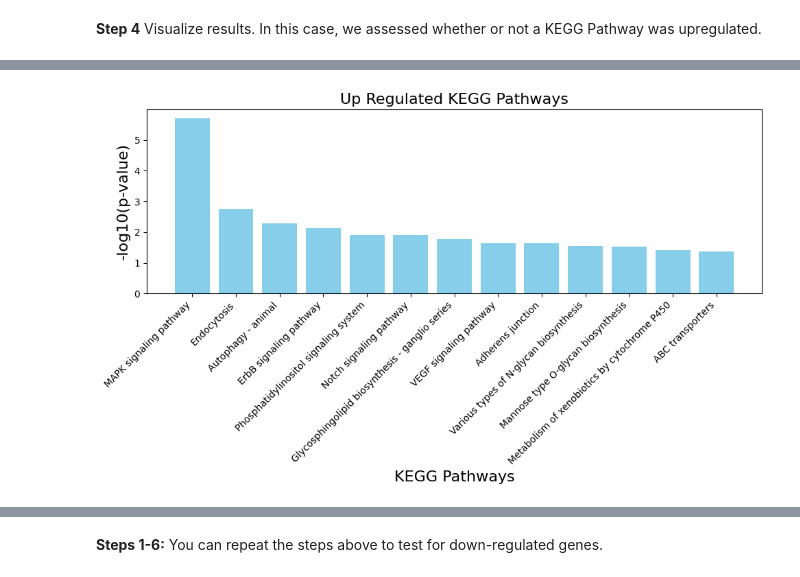
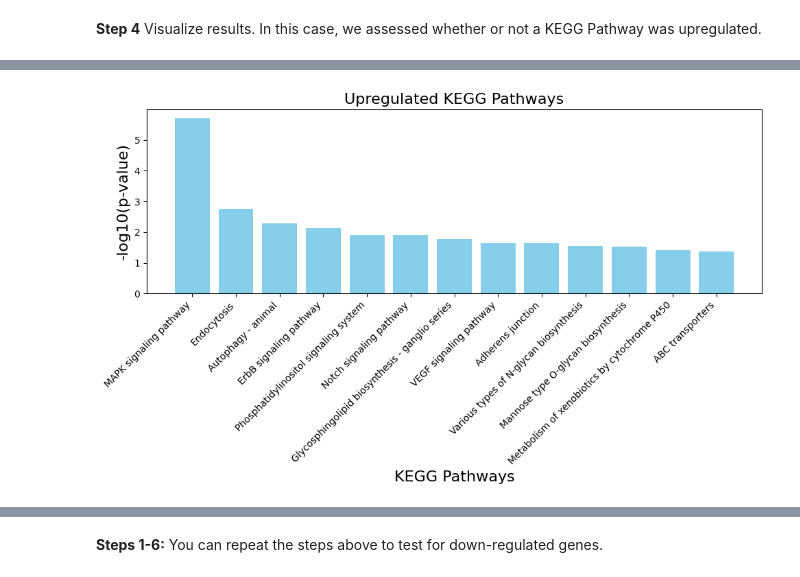
Before and after one commit to sdsucomptox/danrerlib, a Jupyter notebook: sphinx/tutorials/functional_enrichment.ipynb, the cells around one changed output, grey strips where cells are left out. Cells and saved outputs as stored; diff of their text form; code cells hidden in the pictures.

```diff
--- a/sphinx/tutorials/functional_enrichment.ipynb
+++ b/sphinx/tutorials/functional_enrichment.ipynb
@@ -399,19 +401,17 @@ gene_universe_tpp = pd.read_csv('data/test_data/TPP_DE.txt', sep = '\t')
 # same as before
 ncbi_id = 'NCBI Gene ID'
 database_choice = 'KEGG Pathway'
-enrich_method = 'fishers'
 
 # define the directional test
-tes_direction = 'up'
+test_direction = 'up'
 # %% [markdown]
 **Step 3** Run enrichment function.
 # %%
-result = enrich(gene_universe = gene_universe_tpp,
-                gene_id_type = ncbi_id,
-                database = database_choice,
-                method = enrich_method,
-                direction = 'up'
-                )
+upregulated_results = enrich_fishers(gene_universe = gene_universe_tpp,
+                        gene_id_type = ncbi_id,
+                        database = database_choice,
+                        direction = test_direction
+                        )
 # %% [markdown]
 **Step 4** Visualize results. In this case, we assessed whether or not a KEGG Pathway was upregulated.
 # %%
@@ -440,11 +437,9 @@ result.head(5)
 # %%
 # create a bar chart to visualize the enriched results
-upregulated_results = result[result['Direction'] == 'up regulated']
-
 enrichplots.bar_chart(upregulated_results,
-                      title = 'Up Regulated KEGG Pathways',
+                      title = 'Upregulated KEGG Pathways',
                       xlab = 'KEGG Pathways',
                       max_num_pathways=20)
 # %% [output]
-[figure, old version]
+[figure, new version]
 # %% [markdown]
```
Also changed, not shown: parts of 42 cells of this notebook, 3 other files.
